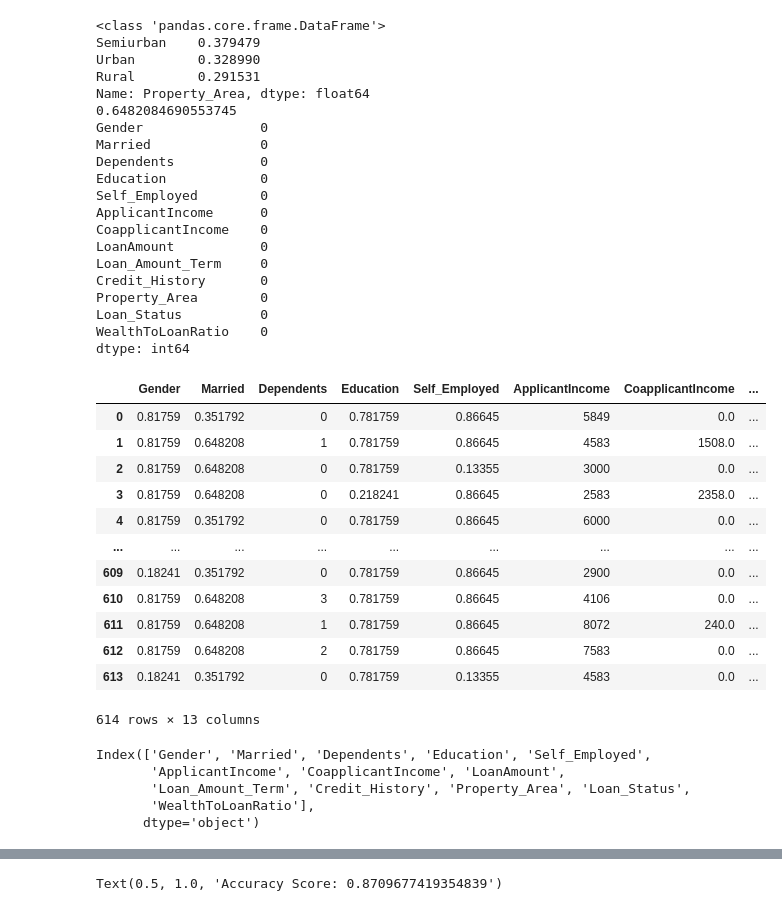
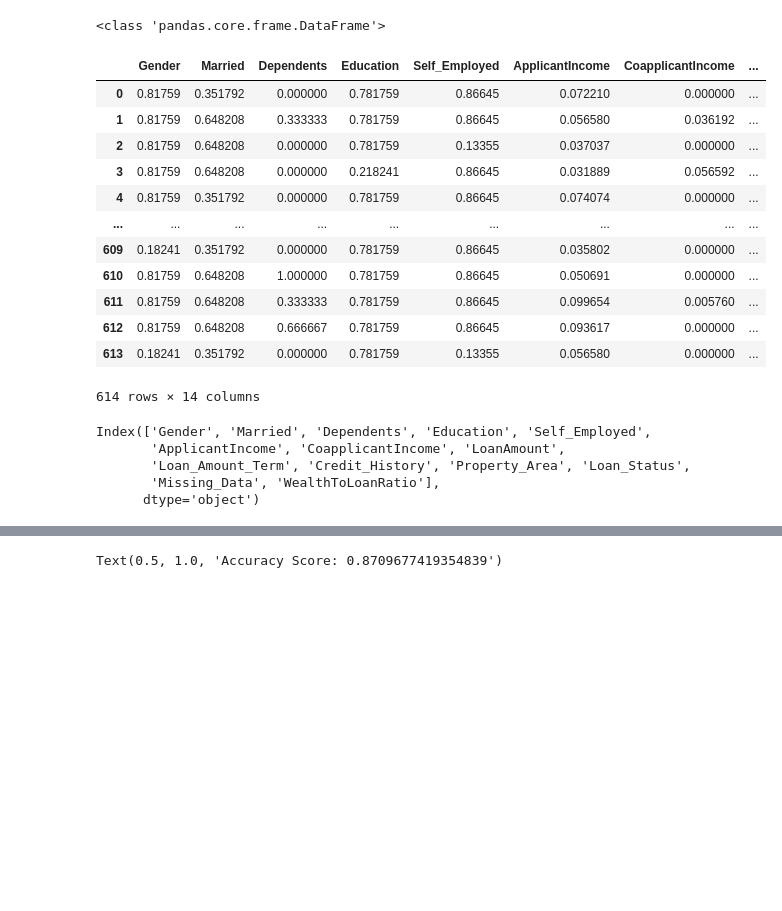
Before and after one commit to Relicjamin-jv/ML-and-Visualization, a Jupyter notebook: logistic.ipynb, the cells around one changed output, grey strips where cells are left out. Saved outputs shown, nothing was run; the diff lists cells and outputs as text; code cells hidden in the pictures; blank space fills up the shorter version.

Commit message:
fixed data on the logistic, its right now

```diff
--- a/logistic.ipynb
+++ b/logistic.ipynb
@@ -8,13 +8,23 @@ print(type(data))
 
 data.head()
 
+# add another column saying whether or not missing data was present in the data
+data["Missing_Data"] = np.zeros(shape=(614, 1))
+
+# if null make 1 for missing data row
+for i in range(len(data)):
+  empty_check = data.loc[i].isna().any()
+  if empty_check:
+    data.loc[i, "Missing_Data"] = 1.0
+
+
 # Cleaning the data #
 data["Gender"] = data["Gender"].fillna("Male")
 data["Married"] = data["Married"].fillna("No")
 data["Dependents"] = data["Dependents"].fillna("0")
 data["Self_Employed"] = data["Self_Employed"].fillna("No")
-data["LoanAmount"] = data["LoanAmount"].fillna(data["LoanAmount"].mean())
-data["Loan_Amount_Term"] = data["Loan_Amount_Term"].fillna(data["Loan_Amount_Term"].mean())
+data["LoanAmount"] = data["LoanAmount"].fillna(data["LoanAmount"].median())
+data["Loan_Amount_Term"] = data["Loan_Amount_Term"].fillna(data["Loan_Amount_Term"].median())
 data["Credit_History"] = data["Credit_History"].fillna("1")
 
 
@@ -45,79 +55,68 @@ data["Self_Employed"] = data_selfEmp_normalized
 # normalzing property area
 area_property = data["Property_Area"].value_counts(normalize=True)
 
-print(area_property)
-
 data_area_normalized = data["Property_Area"].map({"Urban": area_property["Urban"], "Semiurban": area_property['Semiurban'], "Rural": area_property["Rural"]})
 
 data["Property_Area"] = data_area_normalized
 
 # normalzing married
 married = data["Married"].value_counts(normalize=True)["Yes"]
 
-print(married)
-
 married_normalized = data["Married"].map({"Yes": married, "No": 1-married})
 
 data["Married"] = married_normalized
+
+# applicant income normalized
+data["ApplicantIncome"] /= data["ApplicantIncome"].abs().max()
+
+# applicant income normalized
+data["CoapplicantIncome"] /= data["CoapplicantIncome"].abs().max()
+
+data["LoanAmount"] /= data["LoanAmount"].abs().max()
+
+data["Loan_Amount_Term"] /= data["Loan_Amount_Term"].abs().max()
 
 # Switchin loan status to 0 or 1
 data["Loan_Status"] = data["Loan_Status"].map({"Y": 1, "N": 0})
 
 # Cleaning the dependents
 data["Dependents"] = data["Dependents"].map({"0":0, "1":1, "2":2, "3+": 3})
 
+data["Dependents"] /= data["Dependents"].abs().max()
 
 def ratio(a, b):
-  return a/b
+  return b/a
 
 data['WealthToLoanRatio'] = data.apply(lambda row : ratio(row['ApplicantIncome'], row['LoanAmount']), axis = 1)
+
+data["WealthToLoanRatio"] /= data["WealthToLoanRatio"].abs().max()
 
 data_train = data.loc[:, data.columns != "Loan_Status"]
 data_target = data["Loan_Status"]
 
-print(data.isna().sum())
 data
 # %% [output]
 <class 'pandas.core.frame.DataFrame'>
-Semiurban    0.379479
-Urban        0.328990
-Rural        0.291531
-Name: Property_Area, dtype: float64
-0.6482084690553745
-Gender               0
-Married              0
-Dependents           0
-Education            0
-Self_Employed        0
-ApplicantIncome      0
-CoapplicantIncome    0
-LoanAmount           0
-Loan_Amount_Term     0
-Credit_History       0
-Property_Area        0
-Loan_Status          0
-WealthToLoanRatio    0
-dtype: int64
 |  | Gender | Married | Dependents | Education | Self_Employed | ApplicantIncome | CoapplicantIncome | ... |
-| 0 | 0.81759 | 0.351792 | 0 | 0.781759 | 0.86645 | 5849 | 0.0 | ... |
-| 1 | 0.81759 | 0.648208 | 1 | 0.781759 | 0.86645 | 4583 | 1508.0 | ... |
-| 2 | 0.81759 | 0.648208 | 0 | 0.781759 | 0.13355 | 3000 | 0.0 | ... |
-| 3 | 0.81759 | 0.648208 | 0 | 0.218241 | 0.86645 | 2583 | 2358.0 | ... |
-| 4 | 0.81759 | 0.351792 | 0 | 0.781759 | 0.86645 | 6000 | 0.0 | ... |
+| 0 | 0.81759 | 0.351792 | 0.000000 | 0.781759 | 0.86645 | 0.072210 | 0.000000 | ... |
+| 1 | 0.81759 | 0.648208 | 0.333333 | 0.781759 | 0.86645 | 0.056580 | 0.036192 | ... |
+| 2 | 0.81759 | 0.648208 | 0.000000 | 0.781759 | 0.13355 | 0.037037 | 0.000000 | ... |
+| 3 | 0.81759 | 0.648208 | 0.000000 | 0.218241 | 0.86645 | 0.031889 | 0.056592 | ... |
+| 4 | 0.81759 | 0.351792 | 0.000000 | 0.781759 | 0.86645 | 0.074074 | 0.000000 | ... |
 | ... | ... | ... | ... | ... | ... | ... | ... | ... |
-| 609 | 0.18241 | 0.351792 | 0 | 0.781759 | 0.86645 | 2900 | 0.0 | ... |
-| 610 | 0.81759 | 0.648208 | 3 | 0.781759 | 0.86645 | 4106 | 0.0 | ... |
-| 611 | 0.81759 | 0.648208 | 1 | 0.781759 | 0.86645 | 8072 | 240.0 | ... |
-| 612 | 0.81759 | 0.648208 | 2 | 0.781759 | 0.86645 | 7583 | 0.0 | ... |
-| 613 | 0.18241 | 0.351792 | 0 | 0.781759 | 0.13355 | 4583 | 0.0 | ... |
+| 609 | 0.18241 | 0.351792 | 0.000000 | 0.781759 | 0.86645 | 0.035802 | 0.000000 | ... |
+| 610 | 0.81759 | 0.648208 | 1.000000 | 0.781759 | 0.86645 | 0.050691 | 0.000000 | ... |
+| 611 | 0.81759 | 0.648208 | 0.333333 | 0.781759 | 0.86645 | 0.099654 | 0.005760 | ... |
+| 612 | 0.81759 | 0.648208 | 0.666667 | 0.781759 | 0.86645 | 0.093617 | 0.000000 | ... |
+| 613 | 0.18241 | 0.351792 | 0.000000 | 0.781759 | 0.13355 | 0.056580 | 0.000000 | ... |
-614 rows × 13 columns
+614 rows × 14 columns
 # %%
 data.columns
 # %% [output]
 Index(['Gender', 'Married', 'Dependents', 'Education', 'Self_Employed',
        'ApplicantIncome', 'CoapplicantIncome', 'LoanAmount',
        'Loan_Amount_Term', 'Credit_History', 'Property_Area', 'Loan_Status',
-       'WealthToLoanRatio'],
+       'Missing_Data', 'WealthToLoanRatio'],
       dtype='object')
 # %%
 from sklearn.model_selection import train_test_split
```
Also changed, not shown: parts of 6 cells of this notebook, 1 other file.
